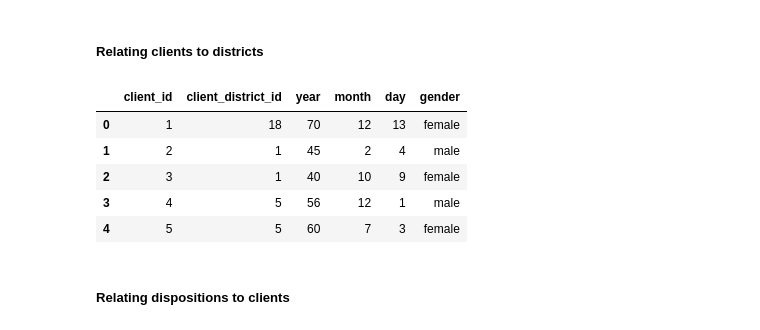
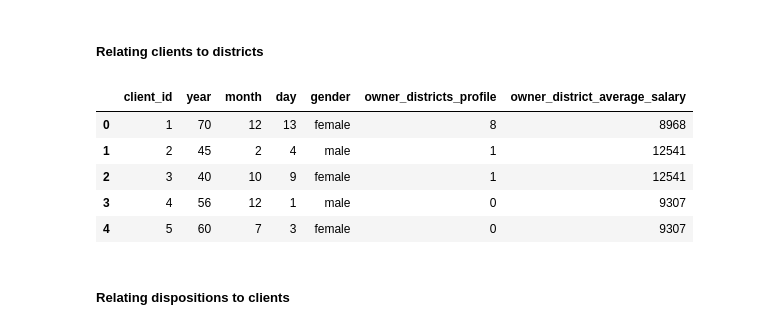
Before and after one commit to bdmendes/feup-ac-banking, a Jupyter notebook: project.ipynb, the cells around one changed output. Saved outputs shown, nothing was run; the diff lists cells and outputs as text; code cells hidden in the pictures.

```diff
--- a/project.ipynb
+++ b/project.ipynb
@@ -221,3 +218,9 @@ accounts.head()
 | 2 | 704 | 55 | monthly issuance | 93 | 1 | 1 | ... |
 | 3 | 2378 | 16 | monthly issuance | 93 | 1 | 1 | ... |
 | 4 | 2632 | 24 | monthly issuance | 93 | 1 | 2 | ... |
+# %%
+new_districts_table = clusters.cluster_districts(districts)
+print(districts.shape)
+print(new_districts_table.shape)
+
+new_districts_table.head()
@@ -230,16 +242,16 @@ The model will be working on the `loans` table, since the target variable belong
 # %%
 import src.feature_engineering.merge as merge
 
-#clients = merge.merge_client_districts(clients, districts)
+clients = merge.merge_client_districts(clients, new_districts_table)
 clients.rename(columns={'district_id': 'client_district_id'}, inplace=True)
 clients.head()
 # %% [output]
-|  | client_id | client_district_id | year | month | day | gender |
-| 0 | 1 | 18 | 70 | 12 | 13 | female |
-| 1 | 2 | 1 | 45 | 2 | 4 | male |
-| 2 | 3 | 1 | 40 | 10 | 9 | female |
-| 3 | 4 | 5 | 56 | 12 | 1 | male |
-| 4 | 5 | 5 | 60 | 7 | 3 | female |
+|  | client_id | year | month | day | gender | owner_districts_profile | owner_district_average_salary |
+| 0 | 1 | 70 | 12 | 13 | female | 8 | 8968 |
+| 1 | 2 | 45 | 2 | 4 | male | 1 | 12541 |
+| 2 | 3 | 40 | 10 | 9 | female | 1 | 12541 |
+| 3 | 4 | 56 | 12 | 1 | male | 0 | 9307 |
+| 4 | 5 | 60 | 7 | 3 | female | 0 | 9307 |
 # %% [markdown]
 ##### Relating dispositions to clients
 # %%
```
Also changed, not shown: parts of 10 cells of this notebook, 2 other files.
